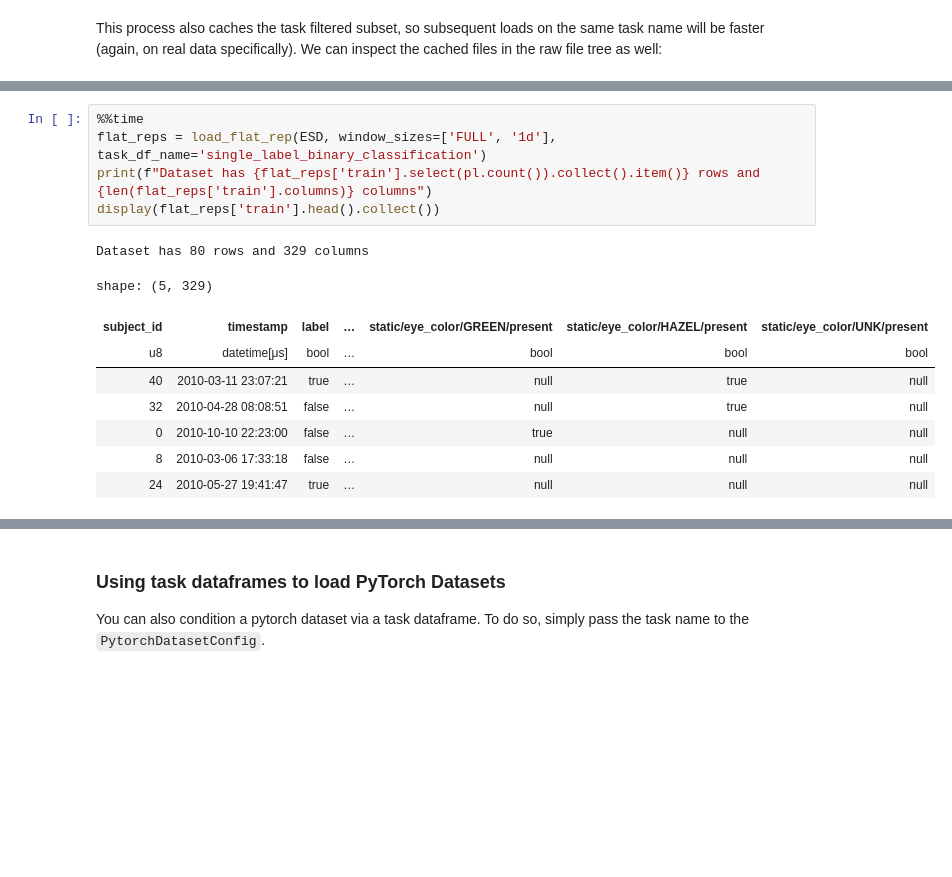
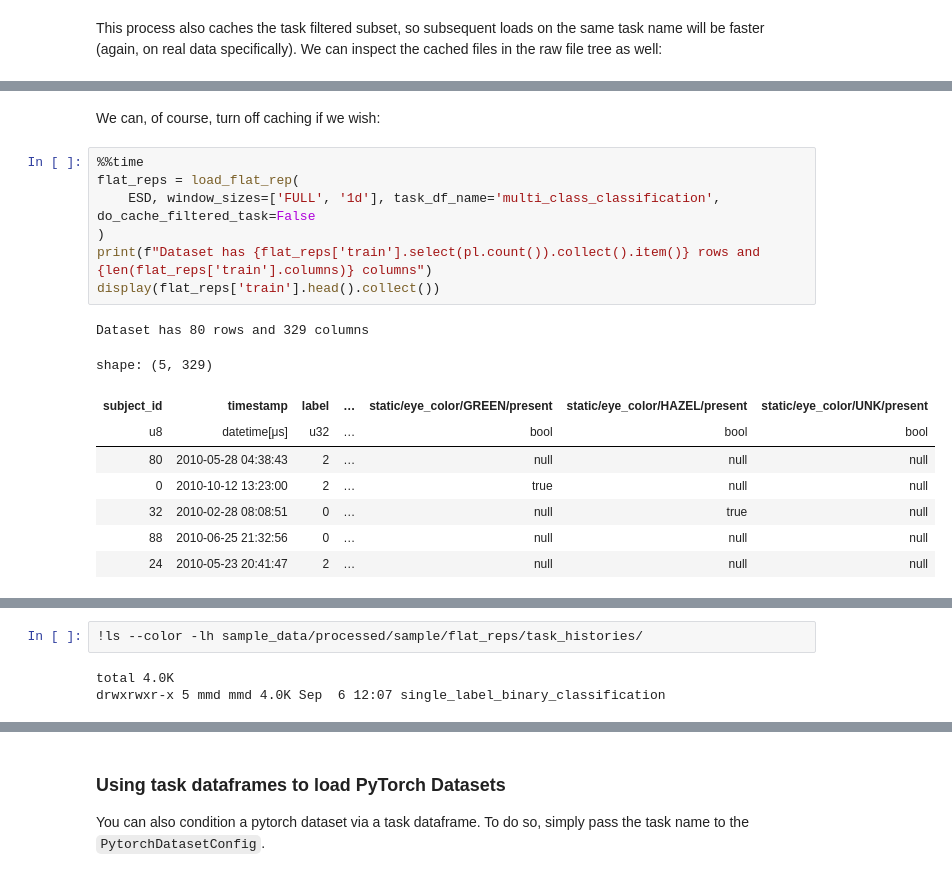
Before and after one commit to mmcdermott/EventStreamGPT, a Jupyter notebook: sample_data/examine_synthetic_data.ipynb, the cells around one changed output, grey strips where cells are left out. Cells and saved outputs as stored; diff of their text form; blank space fills up the shorter version.

```diff
--- a/sample_data/examine_synthetic_data.ipynb
+++ b/sample_data/examine_synthetic_data.ipynb
@@ -1348,15 +1371,19 @@ total 104K
+# %% [markdown]
+We can, of course, turn off caching if we wish:
 # %%
 %%time
-flat_reps = load_flat_rep(ESD, window_sizes=['FULL', '1d'], task_df_name='single_label_binary_classification')
+flat_reps = load_flat_rep(
+    ESD, window_sizes=['FULL', '1d'], task_df_name='multi_class_classification', do_cache_filtered_task=False
+)
 print(f"Dataset has {flat_reps['train'].select(pl.count()).collect().item()} rows and {len(flat_reps['train'].columns)} columns")
 display(flat_reps['train'].head().collect())
 # %% [output]
 Dataset has 80 rows and 329 columns
 shape: (5, 329)
 | subject_id | timestamp | label | … | static/eye_color/GREEN/present | static/eye_color/HAZEL/present | static/eye_color/UNK/present |
-| u8 | datetime[μs] | bool | … | bool | bool | bool |
-| 40 | 2010-03-11 23:07:21 | true | … | null | true | null |
-| 32 | 2010-04-28 08:08:51 | false | … | null | true | null |
-| 0 | 2010-10-10 22:23:00 | false | … | true | null | null |
-| 8 | 2010-03-06 17:33:18 | false | … | null | null | null |
-| 24 | 2010-05-27 19:41:47 | true | … | null | null | null |
+| u8 | datetime[μs] | u32 | … | bool | bool | bool |
+| 80 | 2010-05-28 04:38:43 | 2 | … | null | null | null |
+| 0 | 2010-10-12 13:23:00 | 2 | … | true | null | null |
+| 32 | 2010-02-28 08:08:51 | 0 | … | null | true | null |
+| 88 | 2010-06-25 21:32:56 | 0 | … | null | null | null |
+| 24 | 2010-05-23 20:41:47 | 2 | … | null | null | null |
@@ -1364,0 +1392,5 @@ Wall time: 858 ms
+# %%
+!ls --color -lh sample_data/processed/sample/flat_reps/task_histories/
+# %% [output]
+total 4.0K
+drwxrwxr-x 5 mmd mmd 4.0K Sep  6 12:07 single_label_binary_classification
```
Also changed, not shown: parts of 35 cells of this notebook, 1 other file.
